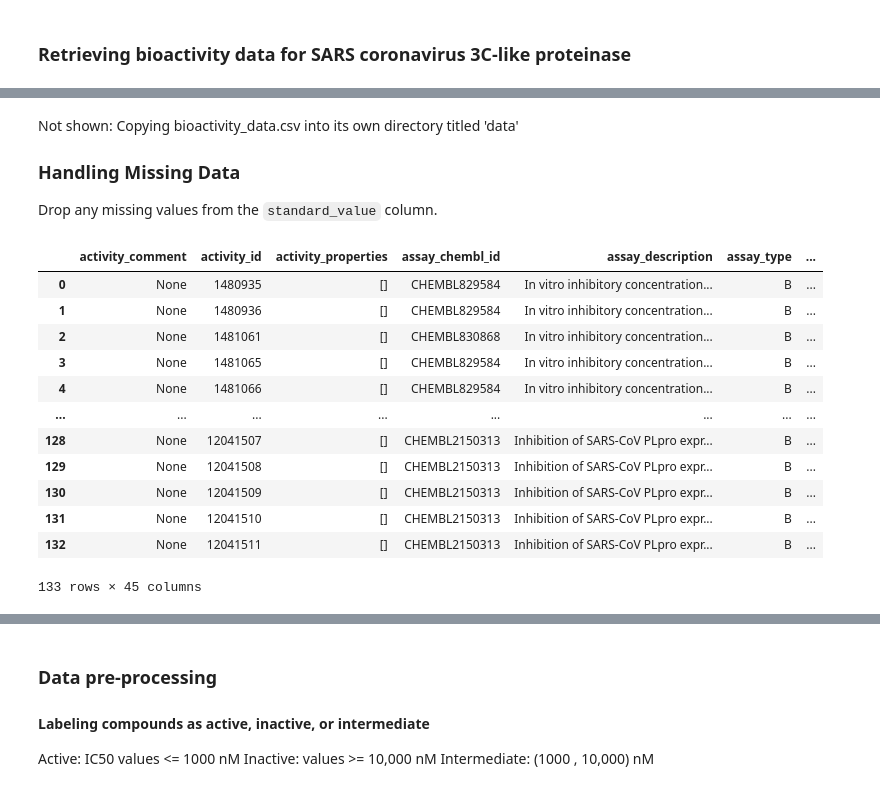
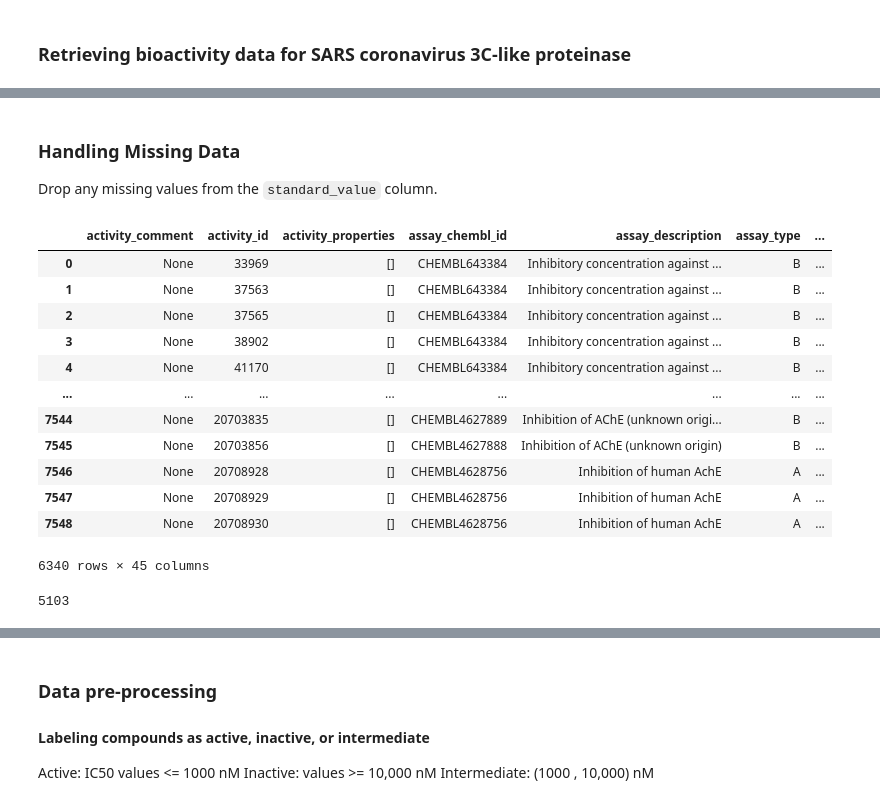
Before and after one commit to ethancavazos/bioinformatics, a Jupyter notebook: ML_DrugDiscovery_Part1.ipynb, the cells around one changed output, grey strips where cells are left out. Cells and saved outputs as stored; diff of their text form; code cells hidden in the pictures.

```diff
--- a/ML_DrugDiscovery_Part1.ipynb
+++ b/ML_DrugDiscovery_Part1.ipynb
@@ -13,7 +35,9 @@ Target: coronavirus
 # %%
 target = new_client.target
-target_query = target.search('coronavirus')
+target_query = target.search('acetylcholinesterase')
 targets = pd.DataFrame.from_dict(target_query)
 targets
+# missing row 3
+# row 3 = reference row 4 and so on
 # %% [output]
 |  | cross_references | organism | pref_name | score | species_group_flag | target_chembl_id | ... |
@@ -28,6 +60,6 @@ targets
 # %% [markdown]
 ### Retrieving bioactivity data for SARS coronavirus 3C-like proteinase
 # %%
-selected_target = targets.target_chembl_id[4]
+selected_target = targets.target_chembl_id[0]
 selected_target
 # %% [output]
@@ -57,22 +112,25 @@ df.to_csv('bioactivity_data.csv', index=False)
 # %% [markdown]
-Not shown: Copying bioactivity_data.csv into its own directory titled 'data'
-
 ### Handling Missing Data
 Drop any missing values from the `standard_value` column.
 # %%
 df2 = df[df.standard_value.notna()]
+df2 = df2[df.canonical_smiles.notna()]
 df2
 # %% [output]
 |  | activity_comment | activity_id | activity_properties | assay_chembl_id | assay_description | assay_type | ... |
-| 0 | None | 1480935 | [] | CHEMBL829584 | In vitro inhibitory concentration... | B | ... |
-| 1 | None | 1480936 | [] | CHEMBL829584 | In vitro inhibitory concentration... | B | ... |
-| 2 | None | 1481061 | [] | CHEMBL830868 | In vitro inhibitory concentration... | B | ... |
-| 3 | None | 1481065 | [] | CHEMBL829584 | In vitro inhibitory concentration... | B | ... |
-| 4 | None | 1481066 | [] | CHEMBL829584 | In vitro inhibitory concentration... | B | ... |
+| 0 | None | 33969 | [] | CHEMBL643384 | Inhibitory concentration against ... | B | ... |
+| 1 | None | 37563 | [] | CHEMBL643384 | Inhibitory concentration against ... | B | ... |
+| 2 | None | 37565 | [] | CHEMBL643384 | Inhibitory concentration against ... | B | ... |
+| 3 | None | 38902 | [] | CHEMBL643384 | Inhibitory concentration against ... | B | ... |
+| 4 | None | 41170 | [] | CHEMBL643384 | Inhibitory concentration against ... | B | ... |
 | ... | ... | ... | ... | ... | ... | ... | ... |
-| 128 | None | 12041507 | [] | CHEMBL2150313 | Inhibition of SARS-CoV PLpro expr... | B | ... |
-| 129 | None | 12041508 | [] | CHEMBL2150313 | Inhibition of SARS-CoV PLpro expr... | B | ... |
-| 130 | None | 12041509 | [] | CHEMBL2150313 | Inhibition of SARS-CoV PLpro expr... | B | ... |
-| 131 | None | 12041510 | [] | CHEMBL2150313 | Inhibition of SARS-CoV PLpro expr... | B | ... |
-| 132 | None | 12041511 | [] | CHEMBL2150313 | Inhibition of SARS-CoV PLpro expr... | B | ... |
+| 7544 | None | 20703835 | [] | CHEMBL4627889 | Inhibition of AChE (unknown origi... | B | ... |
+| 7545 | None | 20703856 | [] | CHEMBL4627888 | Inhibition of AChE (unknown origin) | B | ... |
+| 7546 | None | 20708928 | [] | CHEMBL4628756 | Inhibition of human AchE | A | ... |
+| 7547 | None | 20708929 | [] | CHEMBL4628756 | Inhibition of human AchE | A | ... |
+| 7548 | None | 20708930 | [] | CHEMBL4628756 | Inhibition of human AchE | A | ... |
-133 rows × 45 columns
+6340 rows × 45 columns
+# %%
+len(df2.canonical_smiles.unique())
+# %% [output]
+5103
```
Also changed, not shown: parts of 102 cells of this notebook.
